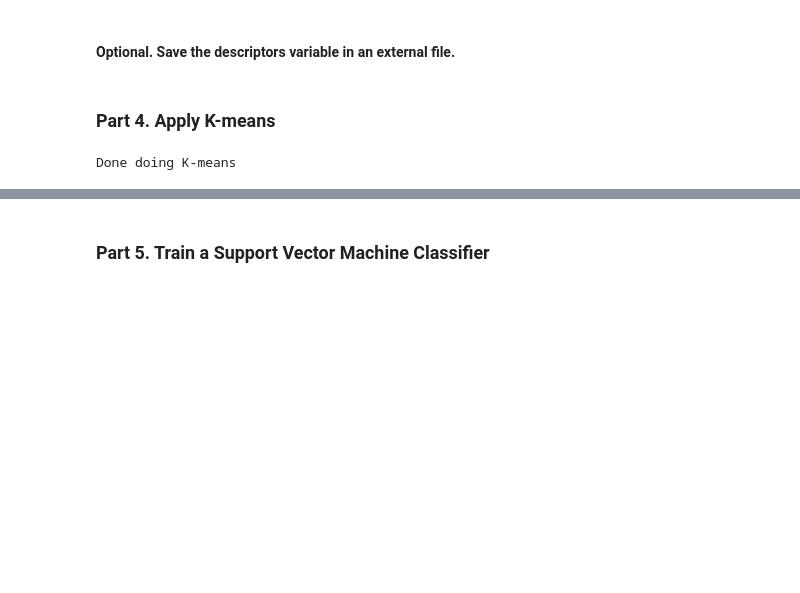
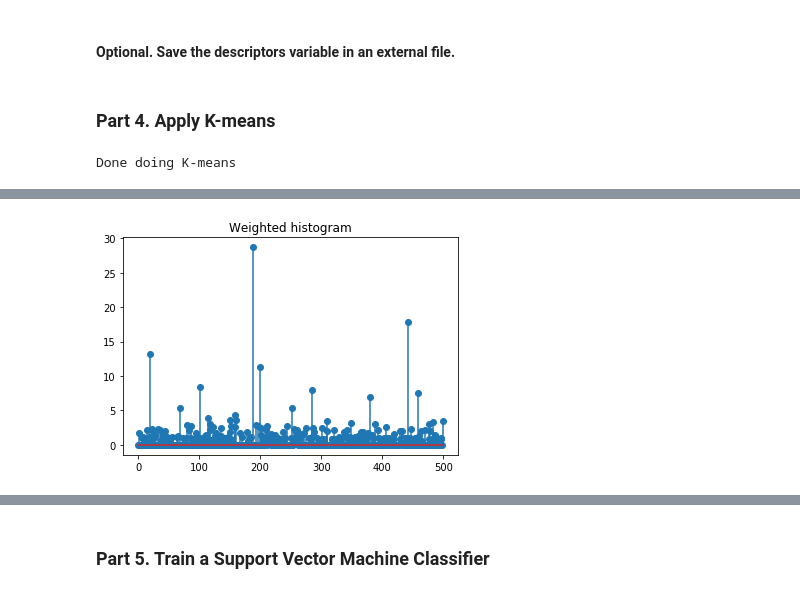
Before and after one commit to asciidiego/bag-of-visual-words, a Jupyter notebook: src/training.ipynb, the cells around one changed output, grey strips where cells are left out. Saved outputs shown, nothing was run; the diff lists cells and outputs as text; code cells hidden in the pictures; blank space fills up the shorter version.

```diff
--- a/src/training.ipynb
+++ b/src/training.ipynb
@@ -163,8 +190,10 @@ plt.show()
 # %%
 # Perform Tf-Idf vectorization
 nbr_occurences = np.sum( (im_features > 0) * 1, axis = 0)
-idf = np.array(np.log((1.0*len(image_paths)+1) / (1.0*nbr_occurences + 1)), 'float32')
-
-# Scaling the words
-stdSlr = StandardScaler().fit(im_features)
-scaled_im_features = stdSlr.transform(im_features)
+idf = np.array(np.log((1.0*len(image_paths)) / (1.0*nbr_occurences + 1)), 'float32')
+tf_idf = im_features * idf
+plt.stem(tf_idf[IMAGE_N])
+plt.title("Weighted histogram")
+plt.show()
+# %% [output]
+[figure, added]
```
Also changed, not shown: parts of 19 cells of this notebook, 4 other files.
